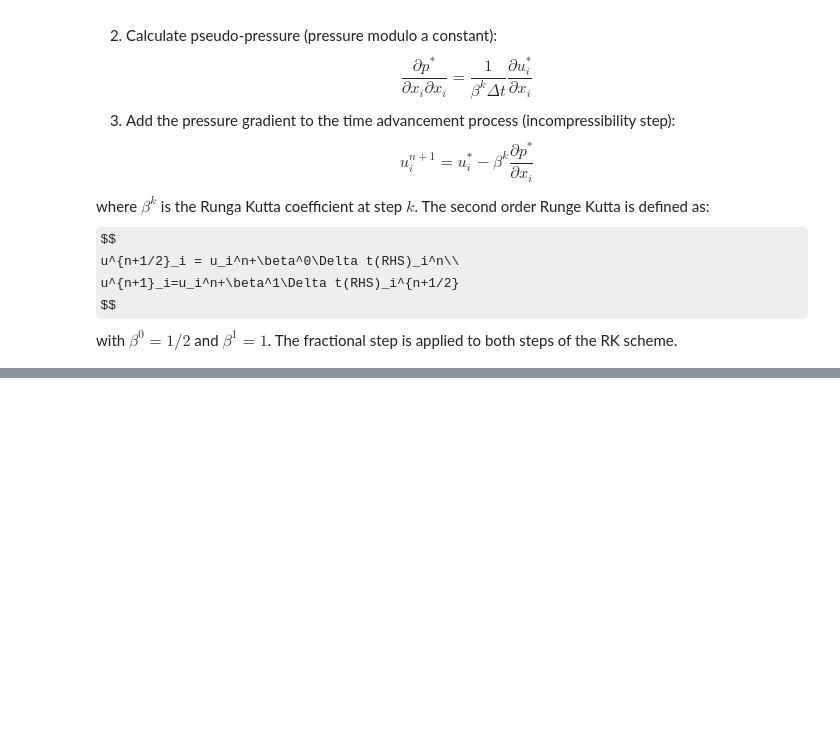
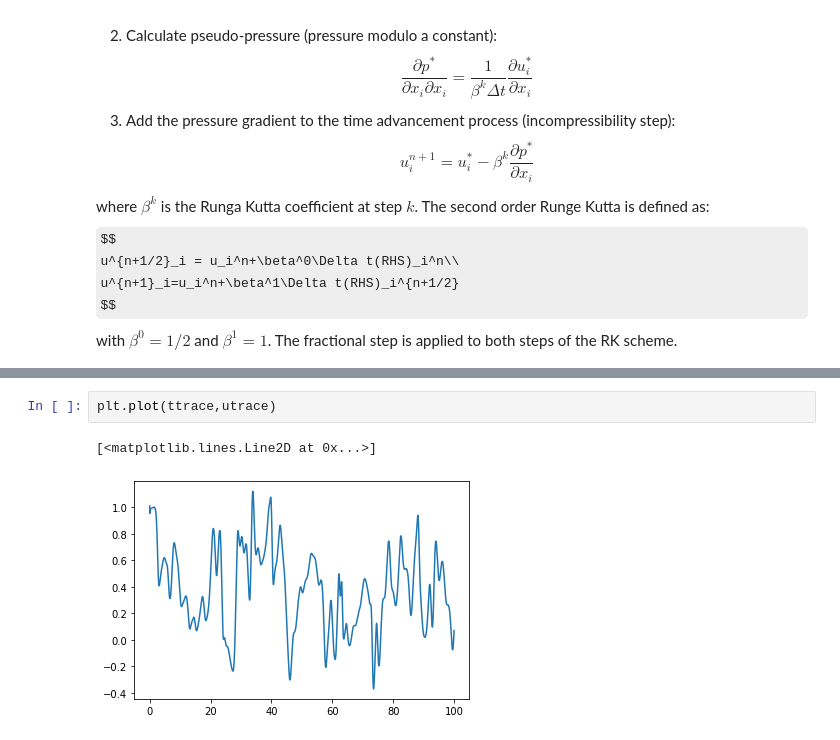
Before and after one commit to yvesdubief/turbulencemodeling, a Jupyter notebook: Kolmogorov-flow.ipynb, the cells around one changed output, grey strips where cells are left out. Drawn from its saved outputs; the diff is of its cells as text; some formulas as TeX source; blank space fills up the shorter version.

```diff
--- a/Kolmogorov-flow.ipynb
+++ b/Kolmogorov-flow.ipynb
@@ -467 +537,6 @@ for it in range(maxit):
+# %%
+plt.plot(ttrace,utrace)
+# %% [output]
+[<matplotlib.lines.Line2D at 0x...>]
+[figure, added]
 # %%
```
Also changed, not shown: parts of 16 cells of this notebook, 4 other files.
